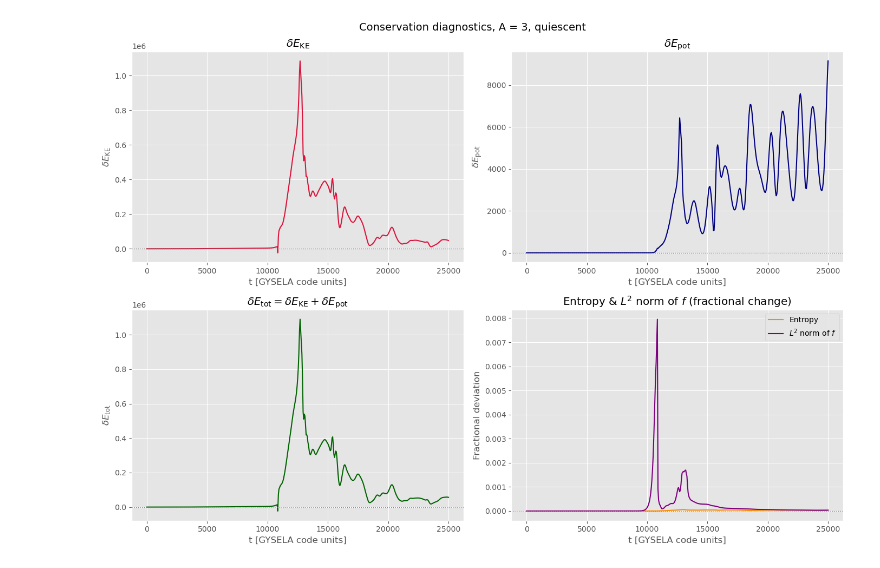
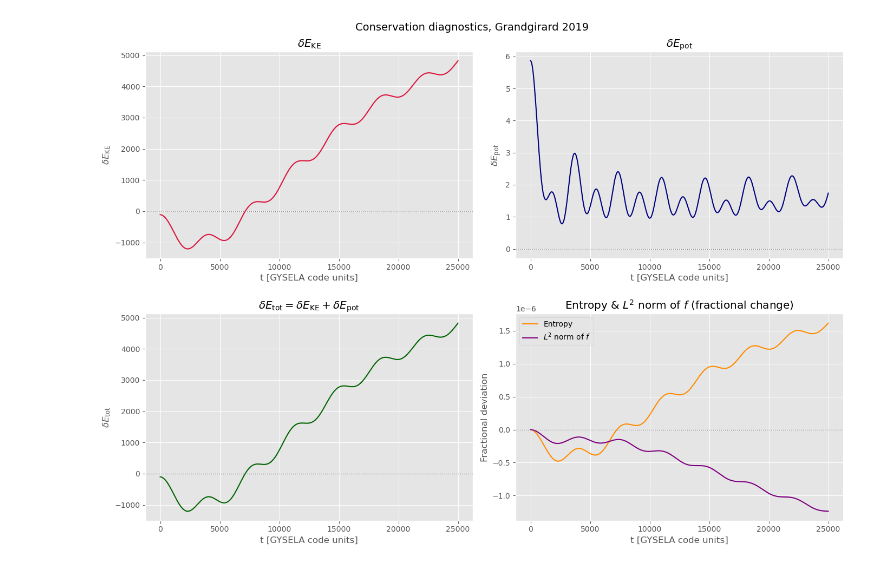
Before and after one commit to seferoni/GYSELA_utils, a Jupyter notebook: post-processing/scripts/exploratory_notebooks/conservation_law_master_diagnostic.ipynb, the cells around one changed output. Cells and saved outputs as stored; diff of their text form; code cells hidden in the pictures.

```diff
--- a/post-processing/scripts/exploratory_notebooks/conservation_law_master_diagnostic.ipynb
+++ b/post-processing/scripts/exploratory_notebooks/conservation_law_master_diagnostic.ipynb
@@ -9,7 +9,7 @@ import h5_reader_xr as reader;
 plt.style.use("ggplot");
 # %%
 # Test inputs - delete when done!
-directory_path = "/zhisongqu_data/seth/GYSELA/raw/batch_11/DN_REF_RH_AE_NR64NTHETA128NPHI8NVPAR512NMU64_Q1.5_NOPERT";
+directory_path = "/zhisongqu_data/seth/GYSELA/raw/batch_11/DN_REF_RH_AE_NR64NTHETA128NPHI8NVPAR512NMU64_Q1.5";
 delta_KE_arrays = reader.fetch_conservation_laws_data(directory_path, dataset = "deltaEnkin_tot", parallelise = True);
 delta_PE_arrays = reader.fetch_conservation_laws_data(directory_path, dataset = "deltaEnpot_tot", parallelise = True);
 entropy_arrays = reader.fetch_conservation_laws_data(directory_path, dataset = "entropy_tot", parallelise = True);
@@ -86,6 +87,6 @@ def plot_conservation_diagnostics(delta_KE_arrays, delta_PE_arrays, entropy_arra
 	plt.show();
 # %%
 time_series = lambda conservation_list: np.array([float(entry) for entry in conservation_list]);
-plot_conservation_diagnostics(time_series(delta_KE_arrays), time_series(delta_PE_arrays), time_series(entropy_arrays), time_series(L2_norm_arrays), dt_diag = 50, title_suffix = "Grandgirard 2019, quiescent");
+plot_conservation_diagnostics(time_series(delta_KE_arrays), time_series(delta_PE_arrays), time_series(entropy_arrays), time_series(L2_norm_arrays), dt_diag = 50, title_suffix = "Grandgirard 2019");
 # %% [output]
-[figure, old version]
+[figure, new version]
```
Also changed, not shown: parts of 1 cell of this notebook, 3 other files.
